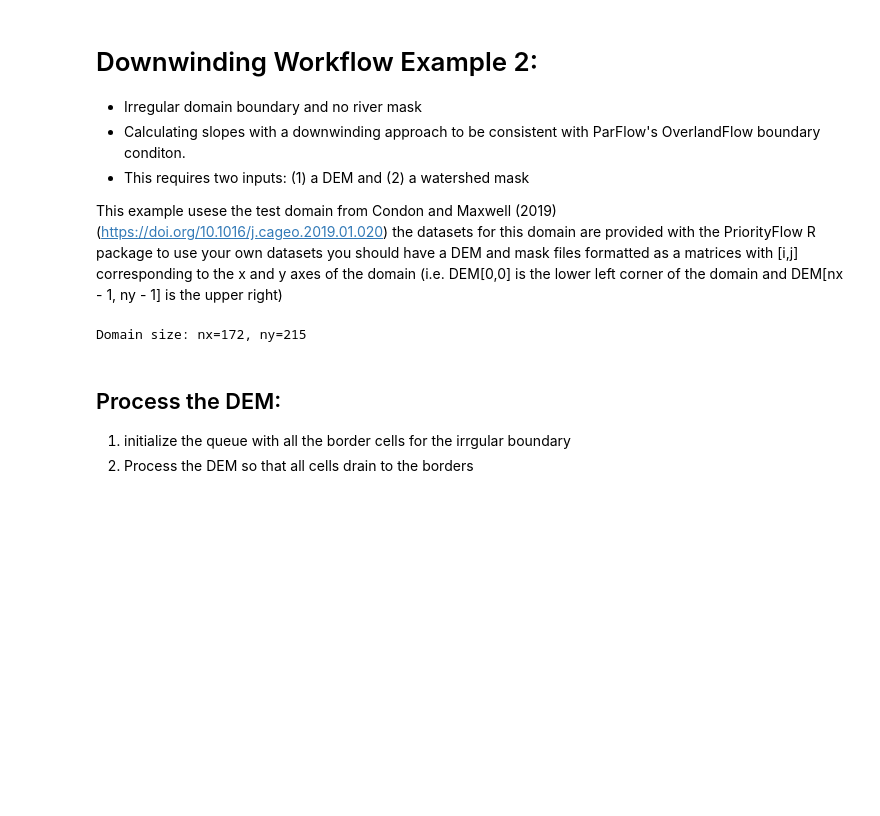
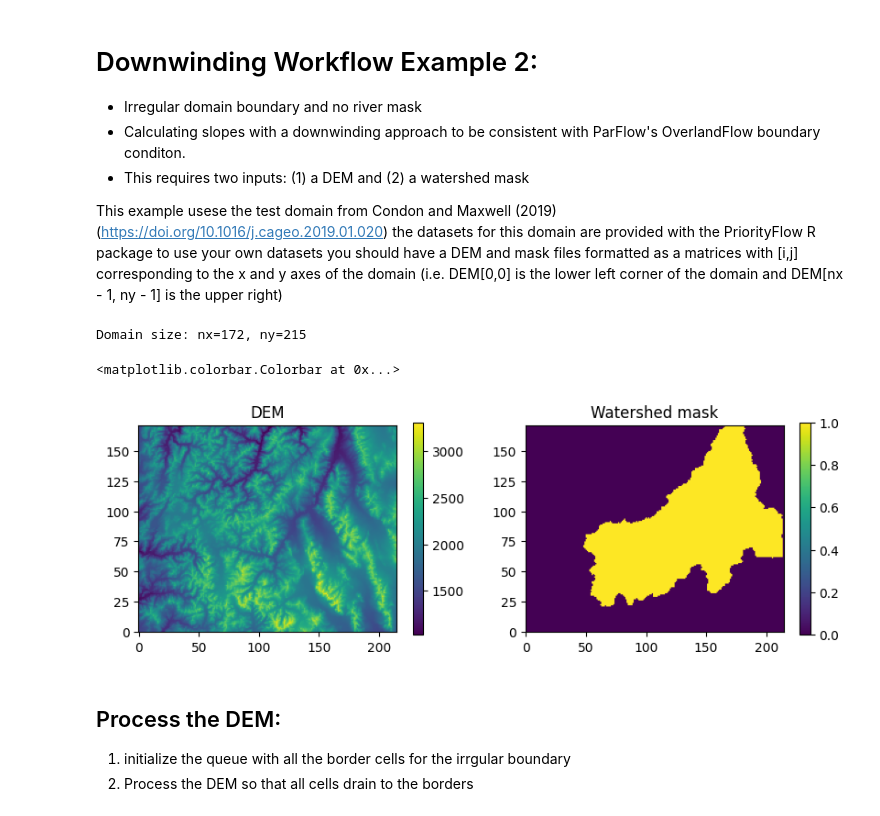
Before and after one commit to hydroframe/priority_flow, a Jupyter notebook: docs/notebooks/Downwinding_workflow_example2.ipynb, the cells around one changed output. Drawn from its saved outputs; the diff is of its cells as text; code cells hidden in the pictures; blank space fills up the shorter version.

```diff
--- a/docs/notebooks/Downwinding_workflow_example2.ipynb
+++ b/docs/notebooks/Downwinding_workflow_example2.ipynb
@@ -58,6 +58,18 @@ nx, ny = DEM.shape
 print(f"Domain size: nx={nx}, ny={ny}")
 # %% [output]
 Domain size: nx=172, ny=215
+# %%
+# Plot the inputs:
+fig, axes = plt.subplots(1, 2, figsize=(10, 3))
+im0 = axes[0].imshow(DEM, cmap='viridis', origin='lower')
+axes[0].set_title("DEM")
+plt.colorbar(im0, ax=axes[0])
+im1 = axes[1].imshow(watershed_mask, cmap='viridis', origin='lower')
+axes[1].set_title("Watershed mask")
+plt.colorbar(im1, ax=axes[1])
+# %% [output]
+<matplotlib.colorbar.Colorbar at 0x...>
+[figure, added]
 # %% [markdown]
 ## Process the DEM:
 1. initialize the queue with all the border cells for the irrgular boundary
```
